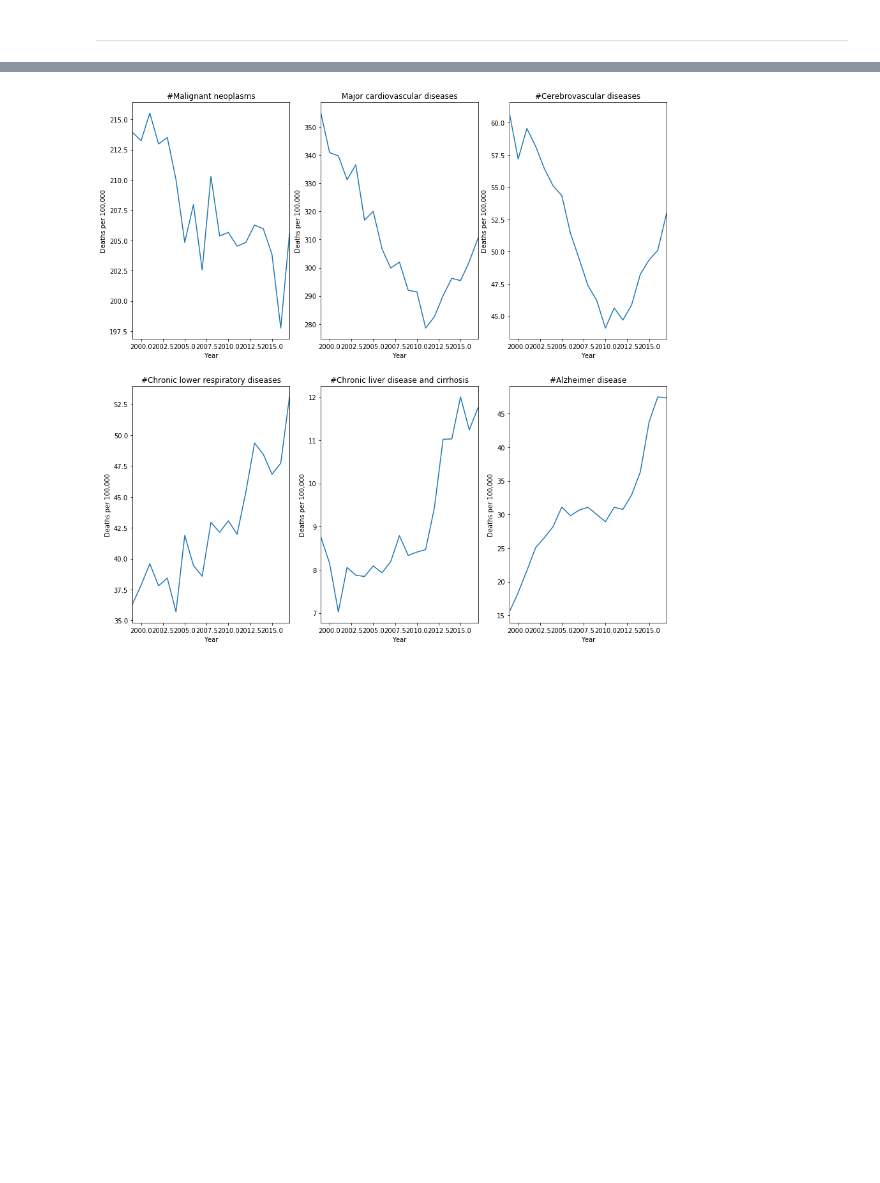
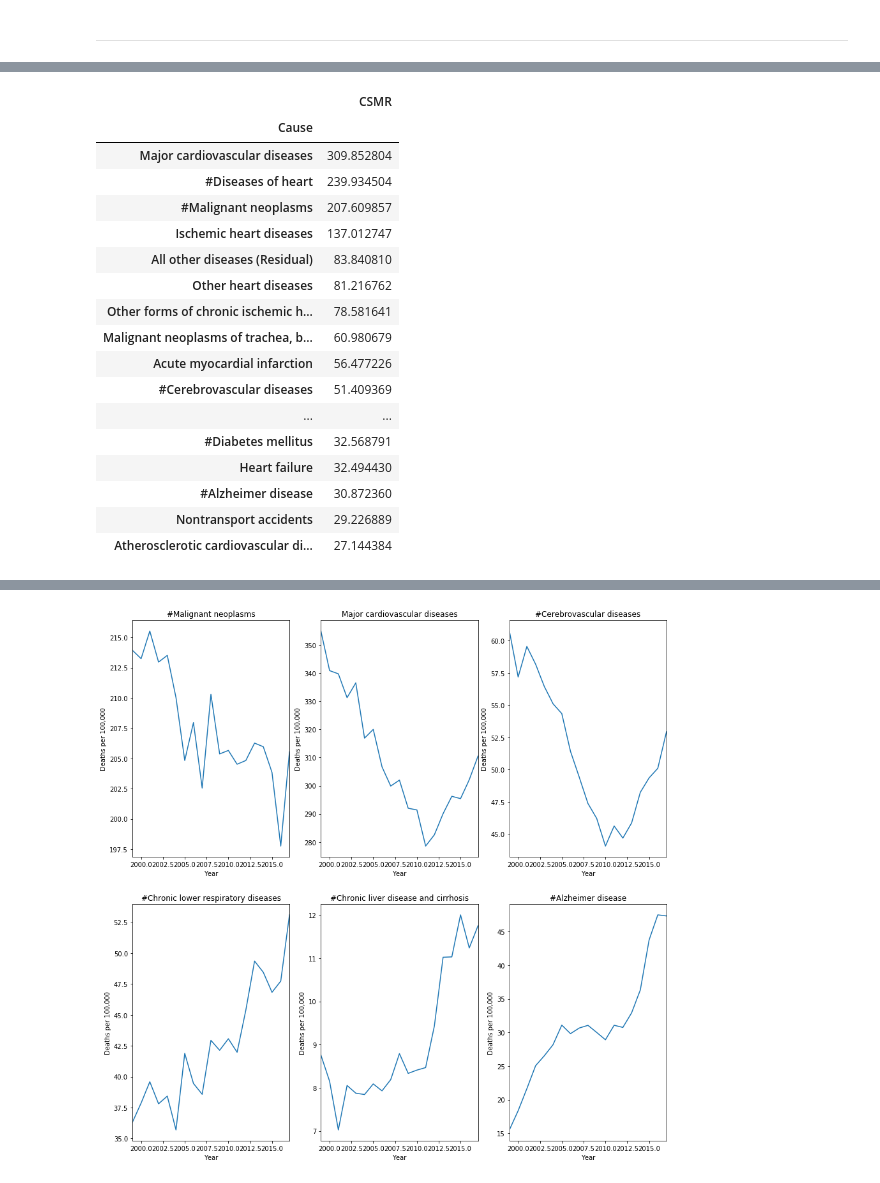
Before and after one commit to ajasica/ajasica.github.io, a Jupyter notebook: Final Tutorial.ipynb, the cells around one changed output, grey strips where cells are left out. Saved outputs shown, nothing was run; the diff lists cells and outputs as text; code cells hidden in the pictures; blank space fills up the shorter version.

```diff
--- a/Final Tutorial.ipynb
+++ b/Final Tutorial.ipynb
@@ -521,0 +495,22 @@ Text(0, 0.5, 'Deaths per 100,000')
+# %%
+leading_rates = pd.DataFrame(cause_death_counts.reset_index().groupby("Cause")["CSMR"].mean()).sort_values(by="CSMR", ascending=False)
+leading_rates[:20]
+# %% [output]
+|  | CSMR |
+| Cause |  |
+| Major cardiovascular diseases | 309.852804 |
+| #Diseases of heart | 239.934504 |
+| #Malignant neoplasms | 207.609857 |
+| Ischemic heart diseases | 137.012747 |
+| All other diseases (Residual) | 83.840810 |
+| Other heart diseases | 81.216762 |
+| Other forms of chronic ischemic h... | 78.581641 |
+| Malignant neoplasms of trachea, b... | 60.980679 |
+| Acute myocardial infarction | 56.477226 |
+| #Cerebrovascular diseases | 51.409369 |
+| ... | ... |
+| #Diabetes mellitus | 32.568791 |
+| Heart failure | 32.494430 |
+| #Alzheimer disease | 30.872360 |
+| Nontransport accidents | 29.226889 |
+| Atherosclerotic cardiovascular di... | 27.144384 |
```
Also changed, not shown: parts of 60 cells of this notebook, 2 other files.
